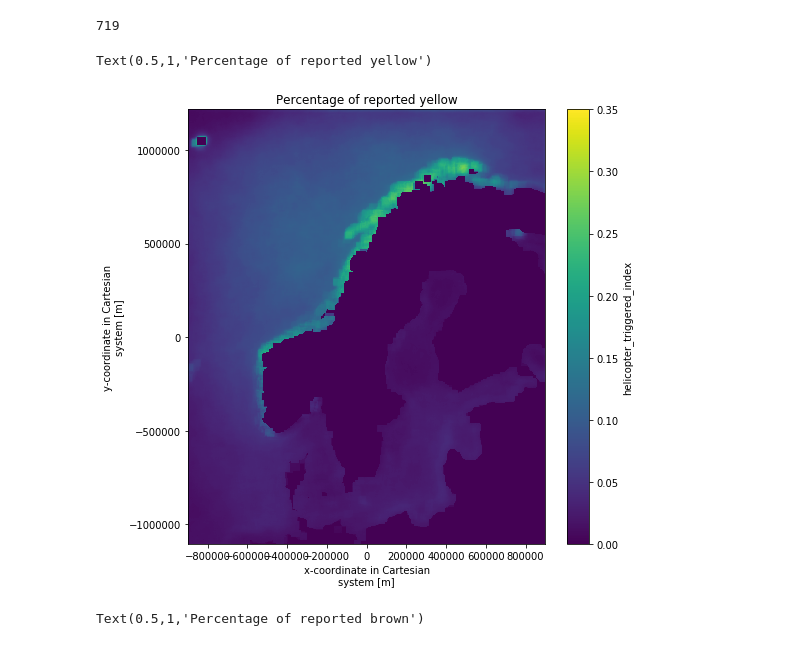
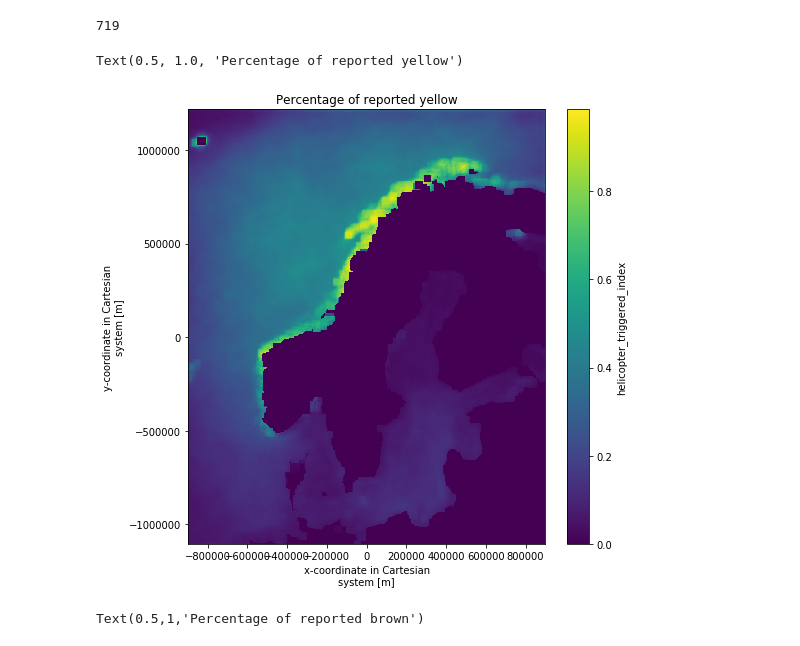
Before and after one commit to johtoblan/Master, a Jupyter notebook: Climatologies.ipynb, the cells around one changed output. Cells and saved outputs as stored; diff of their text form; code cells hidden in the pictures.

```diff
--- a/Climatologies.ipynb
+++ b/Climatologies.ipynb
@@ -193,0 +214,9 @@ b0.to_netcdf("source_disk/results/Brun_HTI.nc")
+# %%
+y0 = xr.open_dataarray("source_disk/results/Gul_HTI.nc")
+y1 = xr.open_dataarray("source_disk/results/Gul_HTI_fixed.nc")
+
+b0 = xr.open_dataarray("source_disk/results/Brun_HTI.nc")
+b1 = xr.open_dataarray("source_disk/results/Brun_HTI_fixed.nc")
+
+r0 = xr.open_dataarray("source_disk/results/Rød_HTI.nc")
+r1 = xr.open_dataarray("source_disk/results/Rød_HTI_fixed.nc")
@@ -281,11 +262,11 @@ ds.dims["x"]
 719
 # %%
 fig,ax = plt.subplots(figsize=(8,8))
-yellow.plot(ax=ax,vmin=0.0,vmax=.35)
+y0.plot(ax=ax,vmin=0)
 ax.set_title("Percentage of reported yellow")
 # %% [output]
-Text(0.5,1,'Percentage of reported yellow')
+Text(0.5, 1.0, 'Percentage of reported yellow')
-[figure, old version]
+[figure, new version]
 # %%
 fig,ax = plt.subplots(figsize=(8,8))
 brown.plot(ax=ax,vmin=0.0)
```
Also changed, not shown: parts of 17 cells of this notebook.
